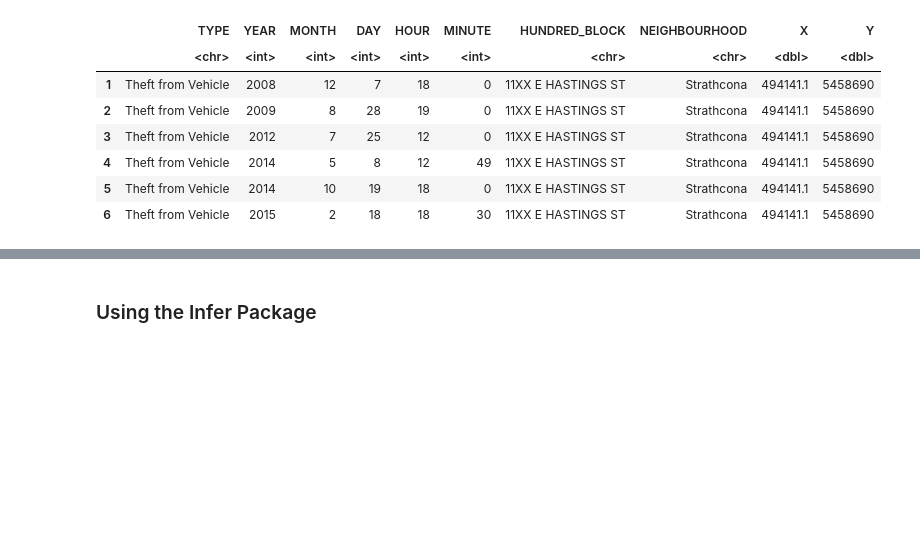
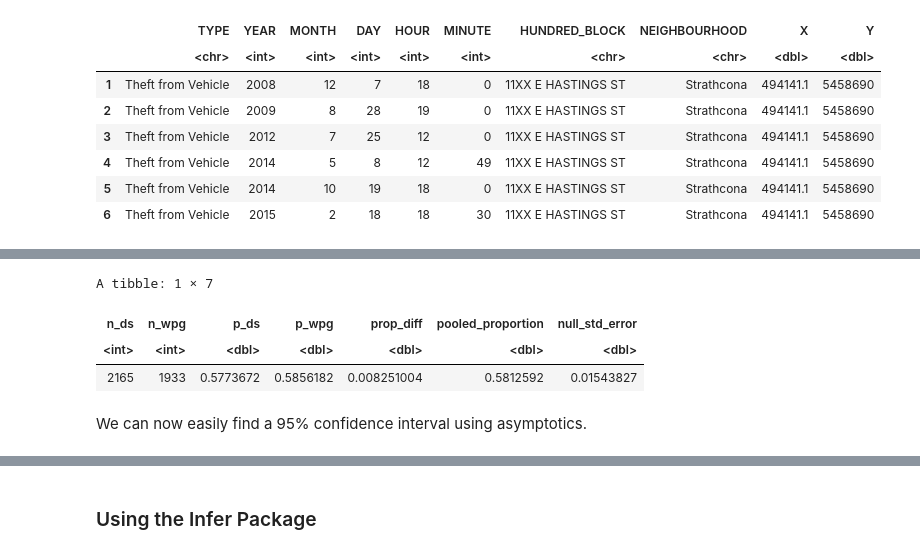
Before and after one commit to fankayii/STAT201_34, a Jupyter notebook: Final Project.ipynb, the cells around one changed output, grey strips where cells are left out. Saved outputs shown, nothing was run; the diff lists cells and outputs as text; code cells hidden in the pictures; blank space fills up the shorter version.

Commit message:
finish asymptotics section

```diff
--- a/Final Project.ipynb
+++ b/Final Project.ipynb
@@ -221,0 +236,13 @@ We can see that the proportion of theft crime are similar for the two neighbourh
+# %%
+crime_asymptotics <- crime_estimates |>
+    mutate(pooled_proportion = (n_ds*p_ds + n_wpg*p_wpg)/(n_ds + n_wpg),
+           null_std_error = sqrt(pooled_proportion * (1-pooled_proportion) * (1/n_ds + 1/n_wpg)))
+
+crime_asymptotics
+# %% [output]
+A tibble: 1 × 7
+| n_ds | n_wpg | p_ds | p_wpg | prop_diff | pooled_proportion | null_std_error |
+| <int> | <int> | <dbl> | <dbl> | <dbl> | <dbl> | <dbl> |
+| 2165 | 1933 | 0.5773672 | 0.5856182 | 0.008251004 | 0.5812592 | 0.01543827 |
+# %% [markdown]
+We can now easily find a 95% confidence interval using asymptotics.
```
Also changed, not shown: parts of 64 cells of this notebook.
